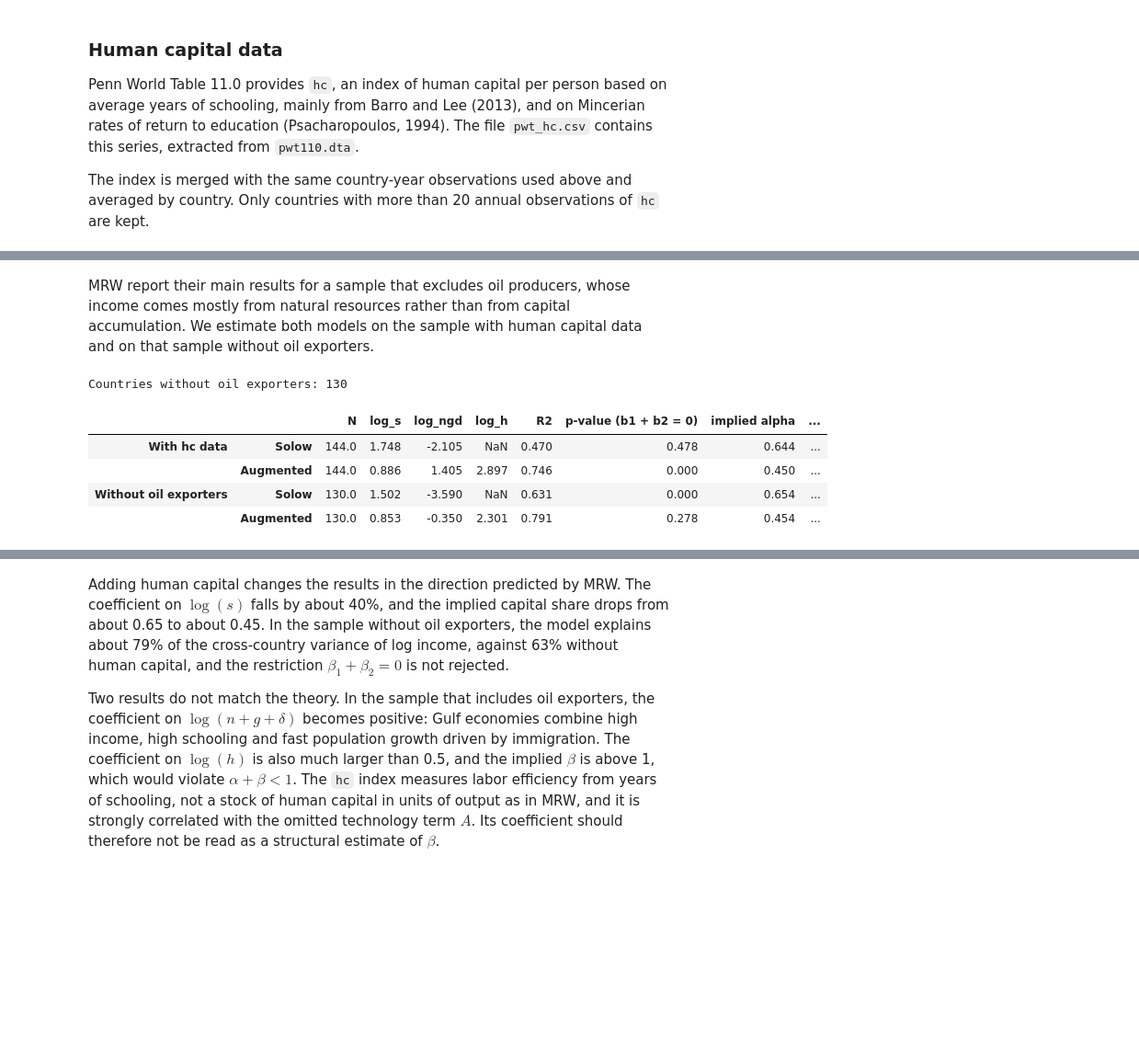
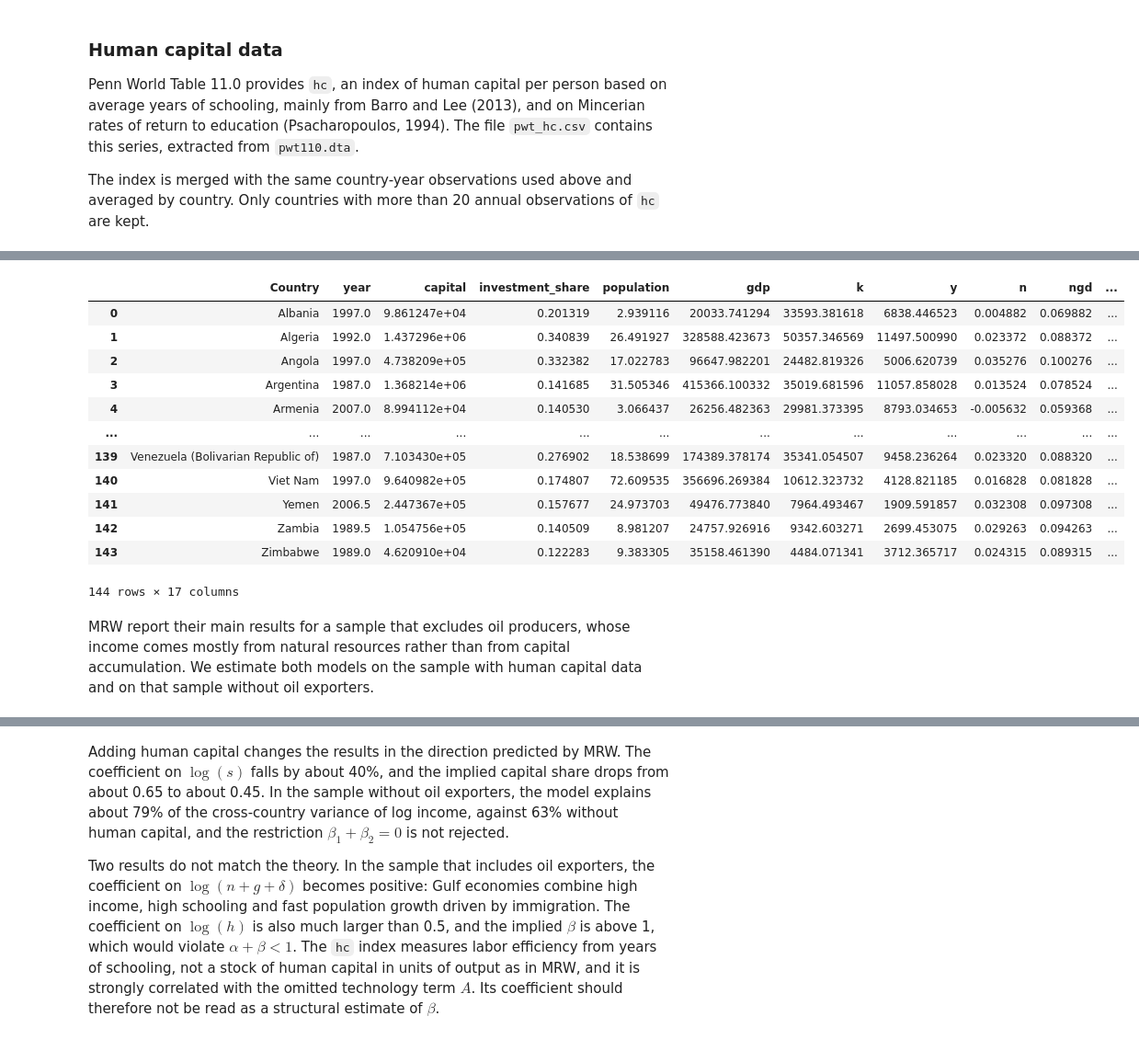
Before and after one commit to davispeckr/solow-growth-model, a Jupyter notebook: Solow.ipynb, the cells around one changed output, grey strips where cells are left out. Shown at 92% size. Saved outputs shown, nothing was run; the diff lists cells and outputs as text; code cells hidden in the pictures; blank space fills up the shorter version.

```diff
--- a/Solow.ipynb
+++ b/Solow.ipynb
@@ -424,57 +472,20 @@ Countries with human capital data: 144
+# %%
+df_aug['log_h'] = np.log(df_aug['hc'])
+df_aug['log_s_ngd'] = df_aug['log_s'] - df_aug['log_ngd']
+df_aug
+# %% [output]
+|  | Country | year | capital | investment_share | population | gdp | k | y | n | ngd | ... |
+| 0 | Albania | 1997.0 | 9.861247e+04 | 0.201319 | 2.939116 | 20033.741294 | 33593.381618 | 6838.446523 | 0.004882 | 0.069882 | ... |
+| 1 | Algeria | 1992.0 | 1.437296e+06 | 0.340839 | 26.491927 | 328588.423673 | 50357.346569 | 11497.500990 | 0.023372 | 0.088372 | ... |
+| 2 | Angola | 1997.0 | 4.738209e+05 | 0.332382 | 17.022783 | 96647.982201 | 24482.819326 | 5006.620739 | 0.035276 | 0.100276 | ... |
+| 3 | Argentina | 1987.0 | 1.368214e+06 | 0.141685 | 31.505346 | 415366.100332 | 35019.681596 | 11057.858028 | 0.013524 | 0.078524 | ... |
+| 4 | Armenia | 2007.0 | 8.994112e+04 | 0.140530 | 3.066437 | 26256.482363 | 29981.373395 | 8793.034653 | -0.005632 | 0.059368 | ... |
+| ... | ... | ... | ... | ... | ... | ... | ... | ... | ... | ... | ... |
+| 139 | Venezuela (Bolivarian Republic of) | 1987.0 | 7.103430e+05 | 0.276902 | 18.538699 | 174389.378174 | 35341.054507 | 9458.236264 | 0.023320 | 0.088320 | ... |
+| 140 | Viet Nam | 1997.0 | 9.640982e+05 | 0.174807 | 72.609535 | 356696.269384 | 10612.323732 | 4128.821185 | 0.016828 | 0.081828 | ... |
+| 141 | Yemen | 2006.5 | 2.447367e+05 | 0.157677 | 24.973703 | 49476.773840 | 7964.493467 | 1909.591857 | 0.032308 | 0.097308 | ... |
+| 142 | Zambia | 1989.5 | 1.054756e+05 | 0.140509 | 8.981207 | 24757.926916 | 9342.603271 | 2699.453075 | 0.029263 | 0.094263 | ... |
+| 143 | Zimbabwe | 1989.0 | 4.620910e+04 | 0.122283 | 9.383305 | 35158.461390 | 4484.071341 | 3712.365717 | 0.024315 | 0.089315 | ... |
+144 rows × 17 columns
 # %% [markdown]
 MRW report their main results for a sample that excludes oil producers, whose income comes mostly from natural resources rather than from capital accumulation. We estimate both models on the sample with human capital data and on that sample without oil exporters.
-# %%
-oil = [
-    "Algeria", "Angola", "Bahrain", "Brunei Darussalam", "Equatorial Guinea", "Gabon",
-    "Iran (Islamic Republic of)", "Iraq", "Kuwait", "Nigeria", "Oman", "Qatar",
-    "Saudi Arabia", "Trinidad and Tobago", "United Arab Emirates",
-    "Venezuela (Bolivarian Republic of)"
-]
-
-df_aug_nonoil = df_aug[~df_aug["Country"].isin(oil)].copy()
-
-print("Countries without oil exporters:", len(df_aug_nonoil))
-# %% [output]
-Countries without oil exporters: 130
-# %%
-def estimate(data, human_capital):
-    regressors = ["log_s", "log_ngd"] + (["log_h"] if human_capital else [])
-    unrestricted = sm.OLS(data["log_y"], sm.add_constant(data[regressors])).fit()
-    p_restriction = float(unrestricted.f_test("log_s + log_ngd = 0").pvalue)
-
-    restricted_X = pd.DataFrame({"log_s_minus_ngd": data["log_s"] - data["log_ngd"]})
-    if human_capital:
-        restricted_X["log_h"] = data["log_h"]
-    restricted = sm.OLS(data["log_y"], sm.add_constant(restricted_X)).fit()
-
-    b = restricted.params["log_s_minus_ngd"]
-    alpha_hat = b / (1 + b)
-    beta_hat = restricted.params["log_h"] * (1 - alpha_hat) if human_capital else np.nan
-
-    return unrestricted, restricted, {
-        "N": int(unrestricted.nobs),
-        "log_s": unrestricted.params["log_s"],
-        "log_ngd": unrestricted.params["log_ngd"],
-        "log_h": unrestricted.params.get("log_h", np.nan),
-        "R2": unrestricted.rsquared,
-        "p-value (b1 + b2 = 0)": p_restriction,
-        "implied alpha": alpha_hat,
-        "implied beta": beta_hat,
-    }
-
-results = {}
-models = {}
-for label, data in [("With hc data", df_aug), ("Without oil exporters", df_aug_nonoil)]:
-    for name, hk in [("Solow", False), ("Augmented", True)]:
-        unrestricted, restricted, row = estimate(data, hk)
-        results[(label, name)] = row
-        models[(label, name)] = (unrestricted, restricted)
-
-comparison = pd.DataFrame(results).T
-comparison.round(3)
-# %% [output]
-|  |  | N | log_s | log_ngd | log_h | R2 | p-value (b1 + b2 = 0) | implied alpha | ... |
-| With hc data | Solow | 144.0 | 1.748 | -2.105 | NaN | 0.470 | 0.478 | 0.644 | ... |
-|  | Augmented | 144.0 | 0.886 | 1.405 | 2.897 | 0.746 | 0.000 | 0.450 | ... |
-| Without oil exporters | Solow | 130.0 | 1.502 | -3.590 | NaN | 0.631 | 0.000 | 0.654 | ... |
-|  | Augmented | 130.0 | 0.853 | -0.350 | 2.301 | 0.791 | 0.278 | 0.454 | ... |
```
Also changed, not shown: parts of 41 cells of this notebook.
